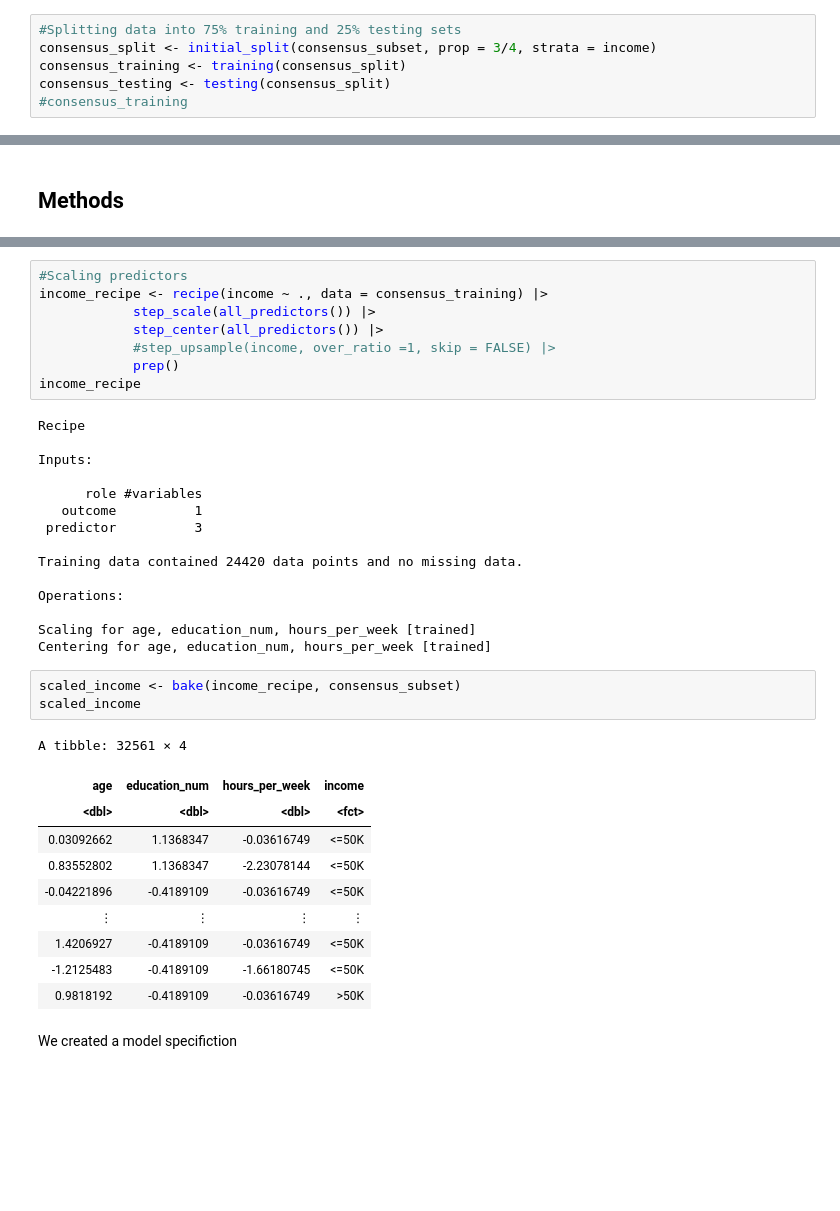
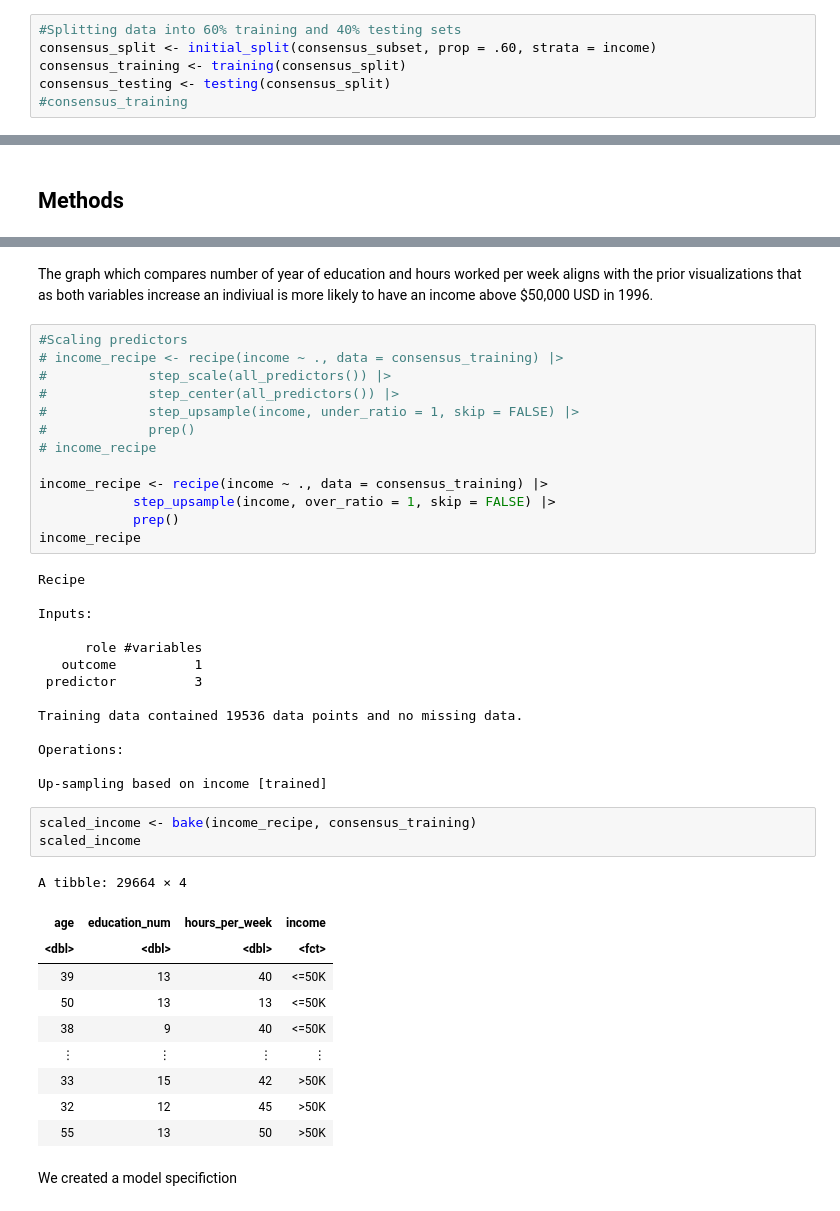
Before and after one commit to Riyan-Qureshi/dsci_group_project, a Jupyter notebook: group_project_report.ipynb, the cells around one changed output, grey strips where cells are left out. Drawn from its saved outputs; the diff is of its cells as text; blank space fills up the shorter version.

Commit message:
Completed almost all the code
All the code is written minus the graph of our prediction. We also must add descriptions and our process.

```diff
--- a/group_project_report.ipynb
+++ b/group_project_report.ipynb
@@ -66,8 +66,8 @@ A tibble: 32561 × 4
 | 22 | 9 | 20 | <=50K |
 | 52 | 9 | 40 | >50K |
 # %%
-#Splitting data into 75% training and 25% testing sets
-consensus_split <- initial_split(consensus_subset, prop = 3/4, strata = income)
+#Splitting data into 60% training and 40% testing sets
+consensus_split <- initial_split(consensus_subset, prop = .60, strata = income)
 consensus_training <- training(consensus_split)
 consensus_testing <- testing(consensus_split)
 #consensus_training
@@ -98,9 +142,16 @@ A tibble: 1 × 3
+# %% [markdown]
+The graph which compares number of year of education and hours worked per week aligns with the prior visualizations that as both variables increase an indiviual is more likely to have an income above $50,000 USD in 1996.
 # %%
 #Scaling predictors
+# income_recipe <- recipe(income ~ ., data = consensus_training) |>
+#             step_scale(all_predictors()) |>
+#             step_center(all_predictors()) |>
+#             step_upsample(income, under_ratio = 1, skip = FALSE) |>
+#             prep()
+# income_recipe
+
 income_recipe <- recipe(income ~ ., data = consensus_training) |>
-            step_scale(all_predictors()) |>
-            step_center(all_predictors()) |>
-            #step_upsample(income, over_ratio =1, skip = FALSE) |>
+            step_upsample(income, over_ratio = 1, skip = FALSE) |>
             prep()
 income_recipe
 # %% [output]
@@ -112,25 +163,24 @@ Inputs:
    outcome          1
  predictor          3
 
-Training data contained 24420 data points and no missing data.
+Training data contained 19536 data points and no missing data.
 
 Operations:
 
-Scaling for age, education_num, hours_per_week [trained]
-Centering for age, education_num, hours_per_week [trained]
+Up-sampling based on income [trained]
 # %%
-scaled_income <- bake(income_recipe, consensus_subset)
+scaled_income <- bake(income_recipe, consensus_training)
 scaled_income
 # %% [output]
-A tibble: 32561 × 4
+A tibble: 29664 × 4
 | age | education_num | hours_per_week | income |
 | <dbl> | <dbl> | <dbl> | <fct> |
-| 0.03092662 | 1.1368347 | -0.03616749 | <=50K |
-| 0.83552802 | 1.1368347 | -2.23078144 | <=50K |
-| -0.04221896 | -0.4189109 | -0.03616749 | <=50K |
+| 39 | 13 | 40 | <=50K |
+| 50 | 13 | 13 | <=50K |
+| 38 | 9 | 40 | <=50K |
 | ⋮ | ⋮ | ⋮ | ⋮ |
-| 1.4206927 | -0.4189109 | -0.03616749 | <=50K |
-| -1.2125483 | -0.4189109 | -1.66180745 | <=50K |
-| 0.9818192 | -0.4189109 | -0.03616749 | >50K |
+| 33 | 15 | 42 | >50K |
+| 32 | 12 | 45 | >50K |
+| 55 | 13 | 50 | >50K |
 # %% [markdown]
 We created a model specifiction
```
Also changed, not shown: parts of 17 cells of this notebook.
